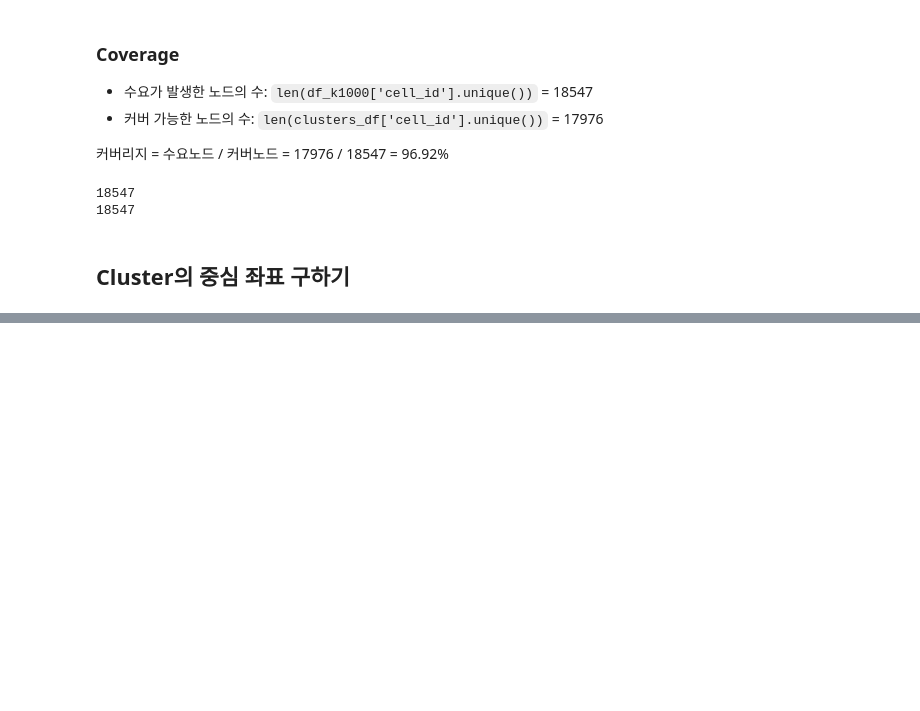
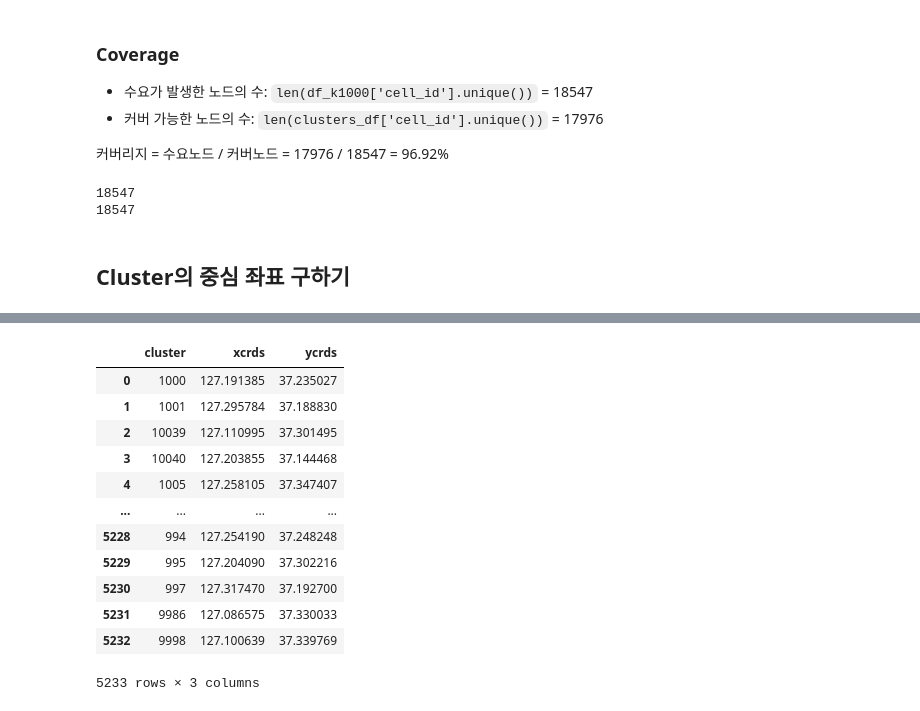
Before and after one commit to jaesoekjjang/ev-station-opt, a Jupyter notebook: code/4_set_cover.ipynb, the cells around one changed output, grey strips where cells are left out. Saved outputs shown, nothing was run; the diff lists cells and outputs as text; code cells hidden in the pictures; blank space fills up the shorter version.

```diff
--- a/code/4_set_cover.ipynb
+++ b/code/4_set_cover.ipynb
@@ -233,0 +234,16 @@ len(xcrds)
+# %%
+fin_df
+# %% [output]
+|  | cluster | xcrds | ycrds |
+| 0 | 1000 | 127.191385 | 37.235027 |
+| 1 | 1001 | 127.295784 | 37.188830 |
+| 2 | 10039 | 127.110995 | 37.301495 |
+| 3 | 10040 | 127.203855 | 37.144468 |
+| 4 | 1005 | 127.258105 | 37.347407 |
+| ... | ... | ... | ... |
+| 5228 | 994 | 127.254190 | 37.248248 |
+| 5229 | 995 | 127.204090 | 37.302216 |
+| 5230 | 997 | 127.317470 | 37.192700 |
+| 5231 | 9986 | 127.086575 | 37.330033 |
+| 5232 | 9998 | 127.100639 | 37.339769 |
+5233 rows × 3 columns
```
Also changed, not shown: parts of 11 cells of this notebook, 2 other files.
